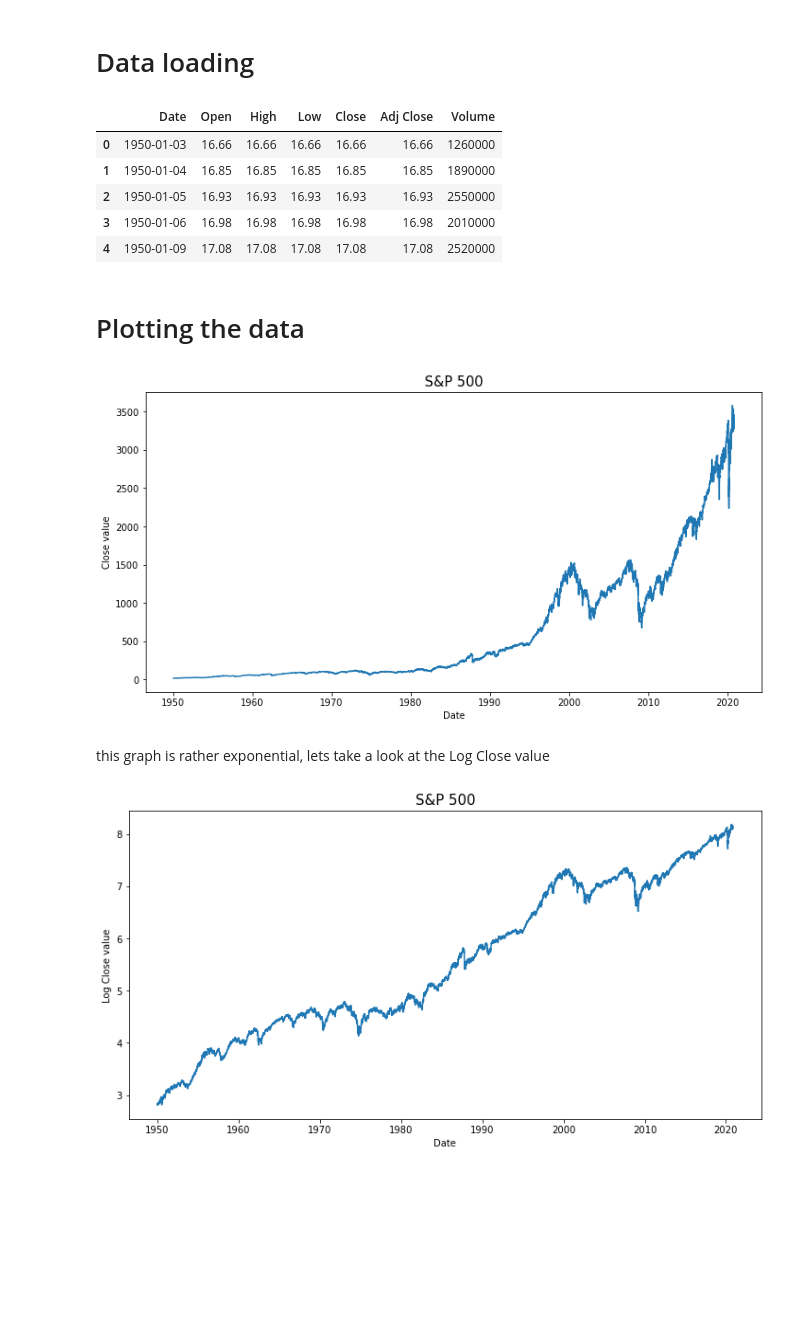
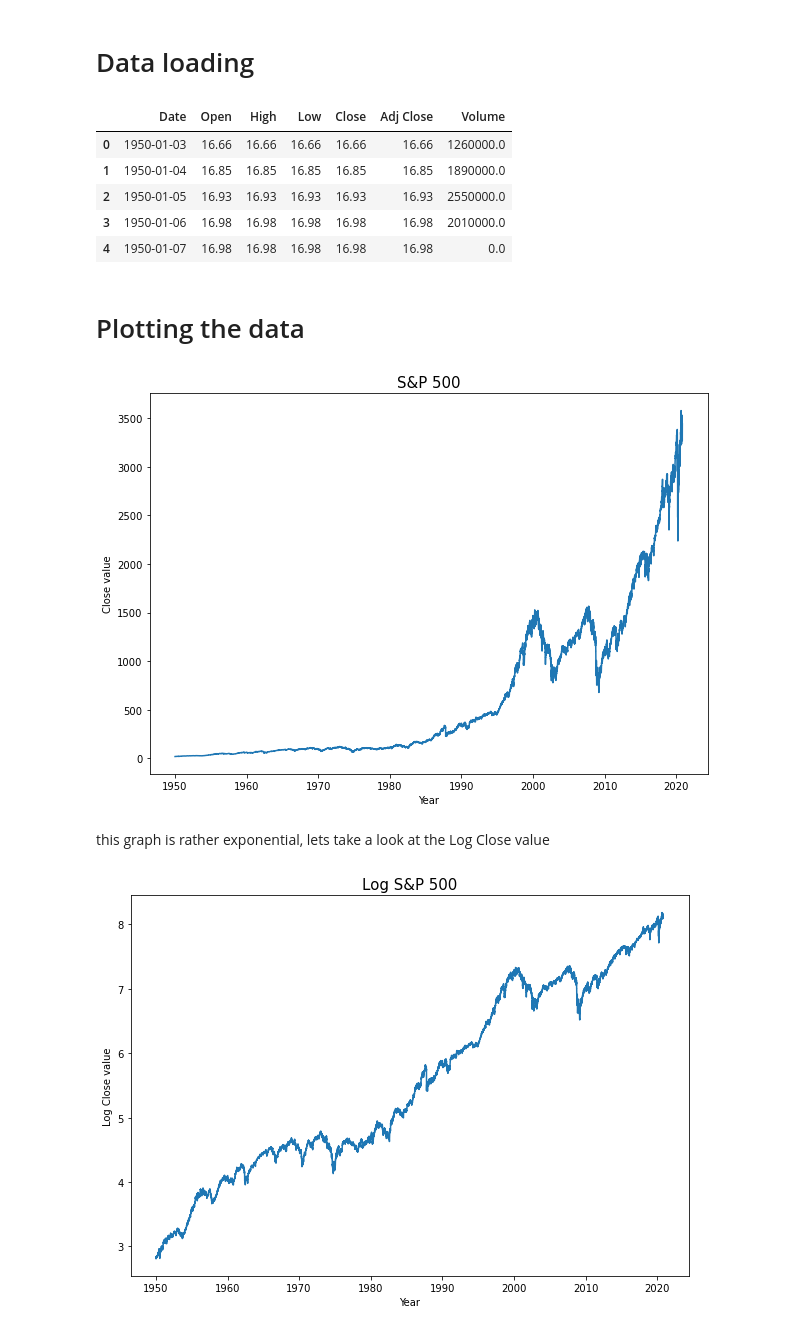
Before and after one commit to roihezkiyahu/Time-Series-Course, a Jupyter notebook: Project/S&P 500 Time series modeling .ipynb, the cells around one changed output. Cells and saved outputs as stored; diff of their text form; code cells hidden in the pictures; blank space fills up the shorter version.

```diff
--- a/Project/S&P 500 Time series modeling .ipynb
+++ b/Project/S&P 500 Time series modeling .ipynb
@@ -16,7 +18,7 @@ warnings.filterwarnings('ignore')
 # %%
 def plot_graph(df, x_col = "Date", y_col = "Close", title = "S&P 500",
                         xlabel = 'Year', ylabel = 'Close value', start = "", end = ""):
-    plt.figure(figsize=(12, 6))
+    plt.figure(figsize=(10, 7))
     plt.plot(df[x_col], df[y_col])
     plt.title(title,fontsize=15)
     plt.xlabel(xlabel, fontsize=10)
@@ -24,75 +26,93 @@ def plot_graph(df, x_col = "Date", y_col = "Close", title = "S&P 500",
     plt.show()
     return df
 
-def plot_diff_series(df, x_col = "Date", y_col = "Log_Close", periods=252, xlabel= "Year", ylabel = 'Close value change',
+def plot_diff_series(df, x_col = "Date", y_col = "Log_Close", periods=365, xlabel= "Year", ylabel = 'Close value change',
                     title = "Differentiated Series Yearly"):
     df_diff = df.copy()
     df_diff = df_diff.set_index(x_col)
     df_diff=df_diff.diff(periods=periods)
     df_diff=df_diff.dropna()
 
-    plt.figure(figsize=(12, 6))
+    plt.figure(figsize=(10, 7))
     plt.plot(df_diff.index, df_diff[y_col])
     plt.title(title,fontsize=15)
     plt.xlabel(xlabel, fontsize=10)
     plt.ylabel(ylabel, fontsize=10)
     return df_diff
 
-def decompose_time_series(df, y_col = "Log_Close", period = 252):
+def decompose_time_series(df, x_col = "Date", y_col = "Log_Close", period = 365):
     decomposition = seasonal_decompose(df[y_col], model='additive', period=period)
 
-    plt.figure(figsize=(14, 10))
+    plt.figure(figsize=(10, 7))
 
     plt.subplot(411)
-    plt.plot(df[y_col], label='Original')
+    plt.plot(df[x_col],df[y_col], label='Original')
     plt.legend(loc='upper left')
     plt.title('Original Series')
 
     plt.subplot(412)
-    plt.plot(decomposition.trend, label='Trend')
+    plt.plot(df[x_col],decomposition.trend, label='Trend')
     plt.legend(loc='upper left')
     plt.title('Trend Component')
 
     plt.subplot(413)
-    plt.plot(decomposition.seasonal, label='Seasonality')
+    plt.plot(df[x_col],decomposition.seasonal, label='Seasonality')
     plt.legend(loc='upper left')
     plt.title('Seasonal Component')
 
     plt.subplot(414)
-    plt.plot(decomposition.resid, label='Residuals')
+    plt.plot(df[x_col],decomposition.resid, label='Residuals')
     plt.legend(loc='upper left')
     plt.title('Residual Component')
 
     plt.tight_layout()
     plt.show()
-    return decomposition
+    df_out = pd.DataFrame({"Date": sp500["Date"], "seasonal": decomposition.seasonal,
+                          "trend": decomposition.trend, "resid":decomposition.resid})
+    return df_out
+
+def make_full_dates_df(sp500):
+    full_sp500 = pd.DataFrame({
+        "Date": pd.date_range(sp500["Date"].iloc[0], sp500["Date"].iloc[-1], freq="D")
+    })
+
+    full_sp500 = full_sp500.merge(sp500, on="Date", how="left")
+    full_sp500["Open"].ffill(inplace=True)
+    full_sp500["Close"].ffill(inplace=True)
+    full_sp500["Adj Close"].ffill(inplace=True)
+    full_sp500["Volume"].fillna(0, inplace=True)
+    full_sp500["Low"].fillna(full_sp500["Close"], inplace=True)
+    full_sp500["High"].fillna(full_sp500["Close"], inplace=True)
+
+    return full_sp500
 # %% [markdown]
 # Data loading
 # %%
 sp500 = pd.read_csv("SPY1950.csv")
 sp500["Date"] = pd.to_datetime(sp500["Date"], format = "%d/%m/%Y")
+sp500 = make_full_dates_df(sp500)
 # %%
 sp500.head(5)
 # %% [output]
 |  | Date | Open | High | Low | Close | Adj Close | Volume |
-| 0 | 1950-01-03 | 16.66 | 16.66 | 16.66 | 16.66 | 16.66 | 1260000 |
-| 1 | 1950-01-04 | 16.85 | 16.85 | 16.85 | 16.85 | 16.85 | 1890000 |
-| 2 | 1950-01-05 | 16.93 | 16.93 | 16.93 | 16.93 | 16.93 | 2550000 |
-| 3 | 1950-01-06 | 16.98 | 16.98 | 16.98 | 16.98 | 16.98 | 2010000 |
-| 4 | 1950-01-09 | 17.08 | 17.08 | 17.08 | 17.08 | 17.08 | 2520000 |
+| 0 | 1950-01-03 | 16.66 | 16.66 | 16.66 | 16.66 | 16.66 | 1260000.0 |
+| 1 | 1950-01-04 | 16.85 | 16.85 | 16.85 | 16.85 | 16.85 | 1890000.0 |
+| 2 | 1950-01-05 | 16.93 | 16.93 | 16.93 | 16.93 | 16.93 | 2550000.0 |
+| 3 | 1950-01-06 | 16.98 | 16.98 | 16.98 | 16.98 | 16.98 | 2010000.0 |
+| 4 | 1950-01-07 | 16.98 | 16.98 | 16.98 | 16.98 | 16.98 | 0.0 |
 # %% [markdown]
 # Plotting the data
 # %%
 plot_graph(sp500);
 # %% [output]
-[figure, old version]
+[figure, new version]
 # %% [markdown]
 this graph is rather exponential, lets take a look at the Log Close value
 # %%
 sp500["Log_Close"] = np.log(sp500["Close"])
 # %%
-plot_graph(sp500, y_col= "Log_Close", ylabel = "Log Close value");
+plot_graph(sp500, y_col= "Log_Close", ylabel = "Log Close value" , title = "Log S&P 500");
 # %% [output]
-[figure, old version]
+[figure, new version]
 # %%
 sp500_diff_Y = plot_diff_series(sp500)
```
Also changed, not shown: parts of 23 cells of this notebook, 5 other files.
